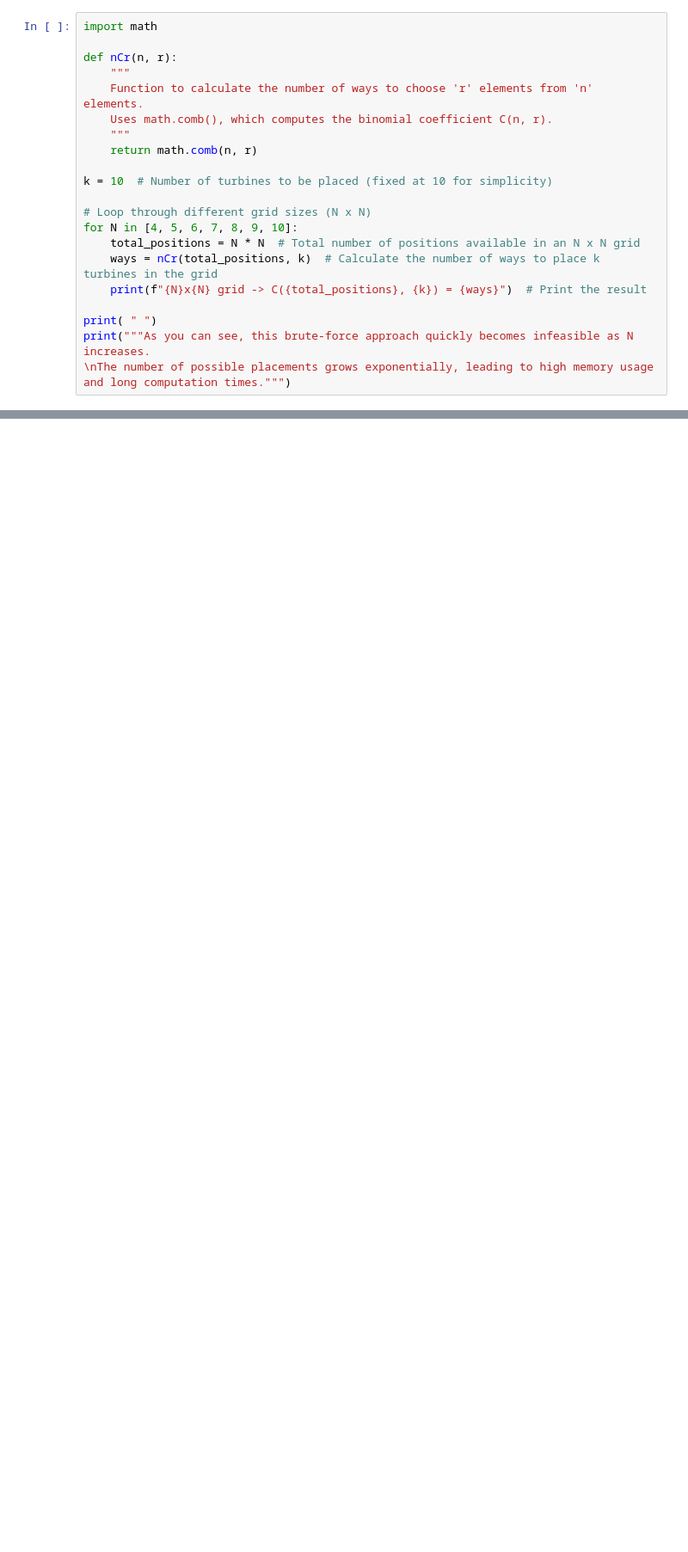
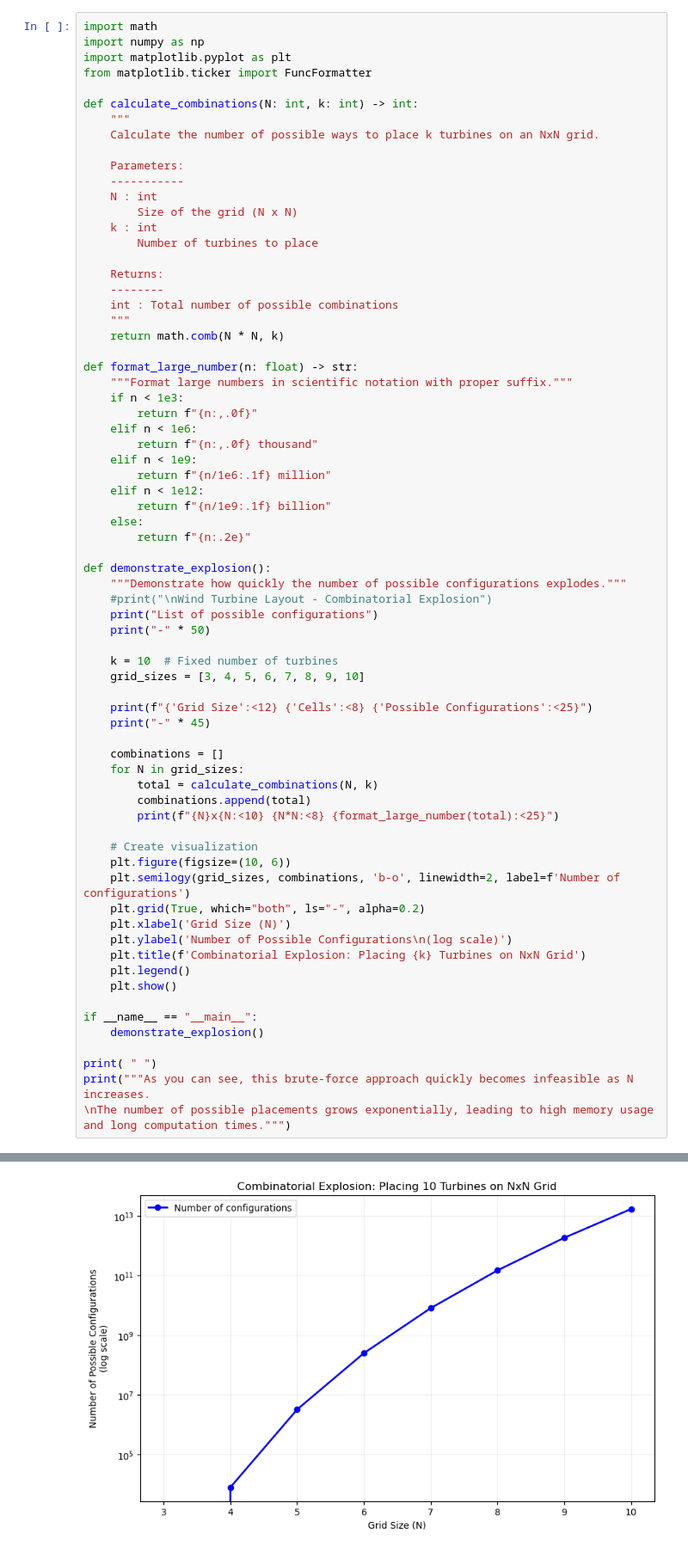
Before and after one commit to elphan45/Combinatorial-Explosion, a Jupyter notebook: combinatorial_explosion.ipynb, the cells around one changed output, grey strips where cells are left out. Shown: that part at 86% size. Drawn from its saved outputs; the diff is of its cells as text; blank space fills up the shorter version.

```diff
--- a/combinatorial_explosion.ipynb
+++ b/combinatorial_explosion.ipynb
@@ -156,21 +156,70 @@ T . . .
 - For larger grids, alternative methods (e.g., mathematical calculations or heuristic optimization) would be required
 # %%
 import math
+import numpy as np
+import matplotlib.pyplot as plt
+from matplotlib.ticker import FuncFormatter
 
-def nCr(n, r):
+def calculate_combinations(N: int, k: int) -> int:
     """
-    Function to calculate the number of ways to choose 'r' elements from 'n' elements.
-    Uses math.comb(), which computes the binomial coefficient C(n, r).
+    Calculate the number of possible ways to place k turbines on an NxN grid.
+
+    Parameters:
+    -----------
+    N : int
+        Size of the grid (N x N)
+    k : int
+        Number of turbines to place
+
+    Returns:
+    --------
+    int : Total number of possible combinations
     """
-    return math.comb(n, r)
+    return math.comb(N * N, k)
 
-k = 10  # Number of turbines to be placed (fixed at 10 for simplicity)
+def format_large_number(n: float) -> str:
+    """Format large numbers in scientific notation with proper suffix."""
+    if n < 1e3:
+        return f"{n:,.0f}"
+    elif n < 1e6:
+        return f"{n:,.0f} thousand"
+    elif n < 1e9:
+        return f"{n/1e6:.1f} million"
+    elif n < 1e12:
+        return f"{n/1e9:.1f} billion"
+    else:
+        return f"{n:.2e}"
 
-# Loop through different grid sizes (N x N)
-for N in [4, 5, 6, 7, 8, 9, 10]:
-    total_positions = N * N  # Total number of positions available in an N x N grid
-    ways = nCr(total_positions, k)  # Calculate the number of ways to place k turbines in the grid
-    print(f"{N}x{N} grid -> C({total_positions}, {k}) = {ways}")  # Print the result
+def demonstrate_explosion():
+    """Demonstrate how quickly the number of possible configurations explodes."""
+    #print("\nWind Turbine Layout - Combinatorial Explosion")
+    print("List of possible configurations")
+    print("-" * 50)
+
+    k = 10  # Fixed number of turbines
+    grid_sizes = [3, 4, 5, 6, 7, 8, 9, 10]
+
+    print(f"{'Grid Size':<12} {'Cells':<8} {'Possible Configurations':<25}")
+    print("-" * 45)
+
+    combinations = []
+    for N in grid_sizes:
+        total = calculate_combinations(N, k)
+        combinations.append(total)
+        print(f"{N}x{N:<10} {N*N:<8} {format_large_number(total):<25}")
+
+    # Create visualization
+    plt.figure(figsize=(10, 6))
+    plt.semilogy(grid_sizes, combinations, 'b-o', linewidth=2, label=f'Number of configurations')
+    plt.grid(True, which="both", ls="-", alpha=0.2)
+    plt.xlabel('Grid Size (N)')
+    plt.ylabel('Number of Possible Configurations\n(log scale)')
+    plt.title(f'Combinatorial Explosion: Placing {k} Turbines on NxN Grid')
+    plt.legend()
+    plt.show()
+
+if __name__ == "__main__":
+    demonstrate_explosion()
 
 print( " ")
 print("""As you can see, this brute-force approach quickly becomes infeasible as N increases.
@@ -189,0 +240 @@ The number of possible placements grows exponentially, leading to high memory us
+[figure, added]
```
Also changed, not shown: parts of 11 cells of this notebook, 2 other files.
